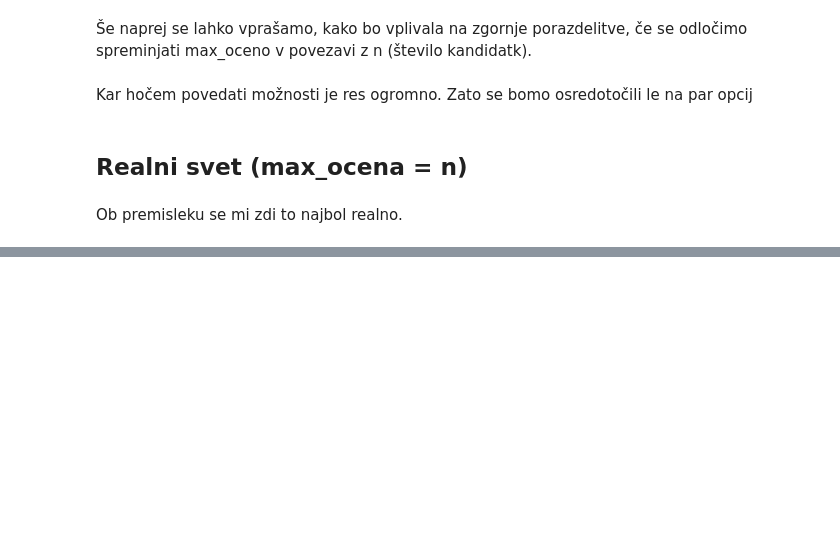
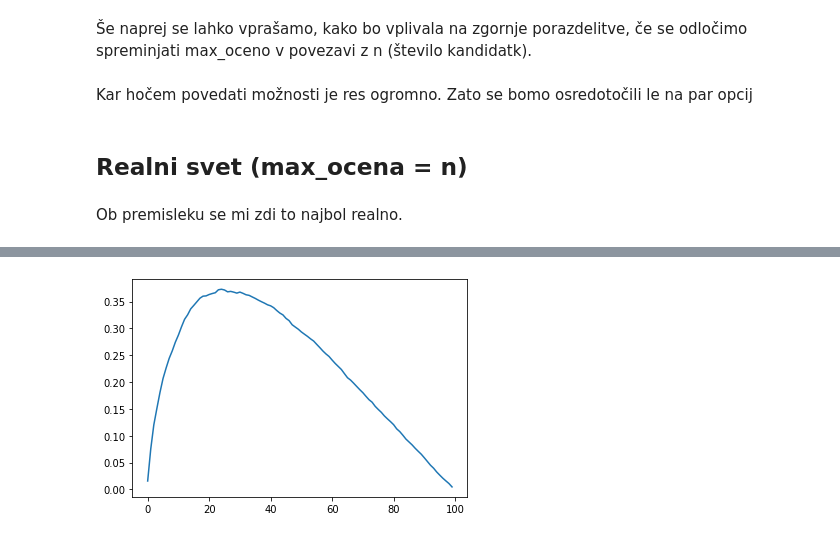
Before and after one commit to SimonGrad3/Generalizations-of-the-Secretary-problem, a Jupyter notebook: 3.ipynb, the cells around one changed output, grey strips where cells are left out. Cells and saved outputs as stored; diff of their text form; code cells hidden in the pictures; blank space fills up the shorter version.

```diff
--- a/3.ipynb
+++ b/3.ipynb
@@ -85,0 +101,37 @@ plt.show()
+# %%
+def NajbolsiPartner_večji(partnerji, stop):
+    """Funkcija, ki vrne izbranega partnerja izmed partnerjev,
+    če smo smo jih zavračali do stop partnerja."""
+    # partnerji ... seznam partnerjev
+    # stop ... kdaj nehamo zavračati vse partnerje
+
+    vzorec = partnerji[:stop] #vključno s stop
+    poroka = partnerji[stop:]
+
+    najbolši = 0
+    za_vedno = 0
+    for partner in vzorec:
+        if (partner > najbolši):
+            najbolši = partner
+
+    for partner in poroka:
+        if (partner > najbolši): #Spremenimo, da je tudi enako vredu
+            za_vedno = partner
+            break
+
+    return za_vedno
+# %%
+vsotke = [0] * n
+for stop in range(n):
+    for i in range(m):
+        najbolsa_nevesta = max(tabela_partnerjev[i])
+        if NajbolsiPartner_večji(tabela_partnerjev[i], stop) == najbolsa_nevesta :
+            vsotke[stop] += 1
+# %%
+verjetnosti = [x / m for x in vsotke]
+x = [i for i in range(n)]
+
+plt.plot(x, verjetnosti)
+plt.show()
+# %% [output]
+[figure, added]
```
Also changed, not shown: parts of 40 cells of this notebook, 1 other file.
